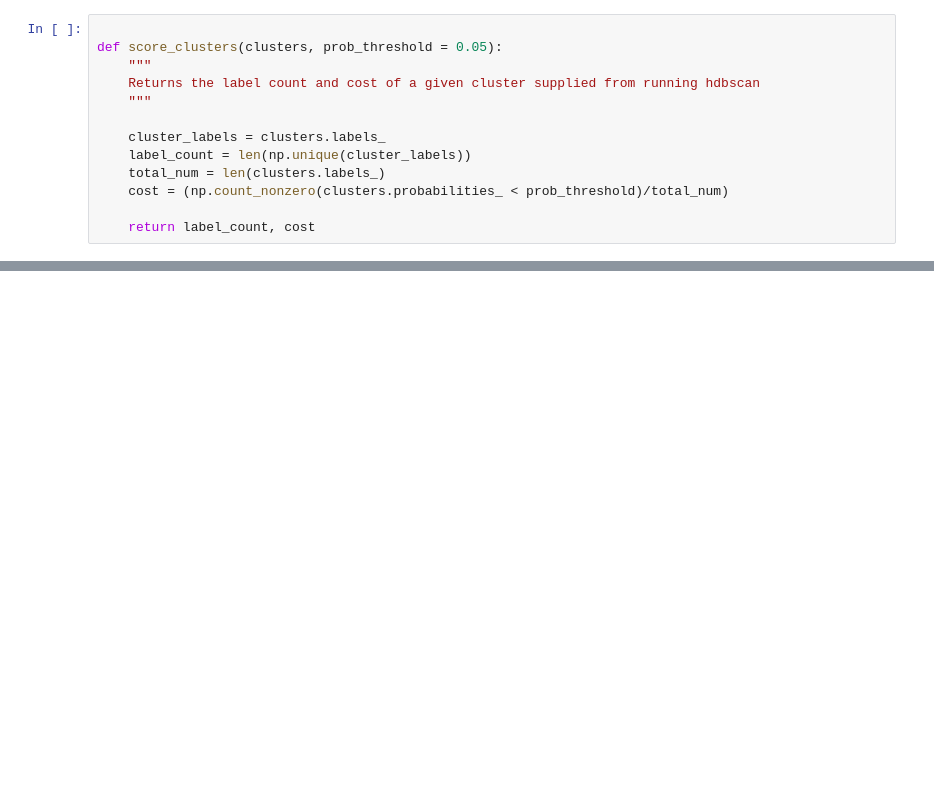
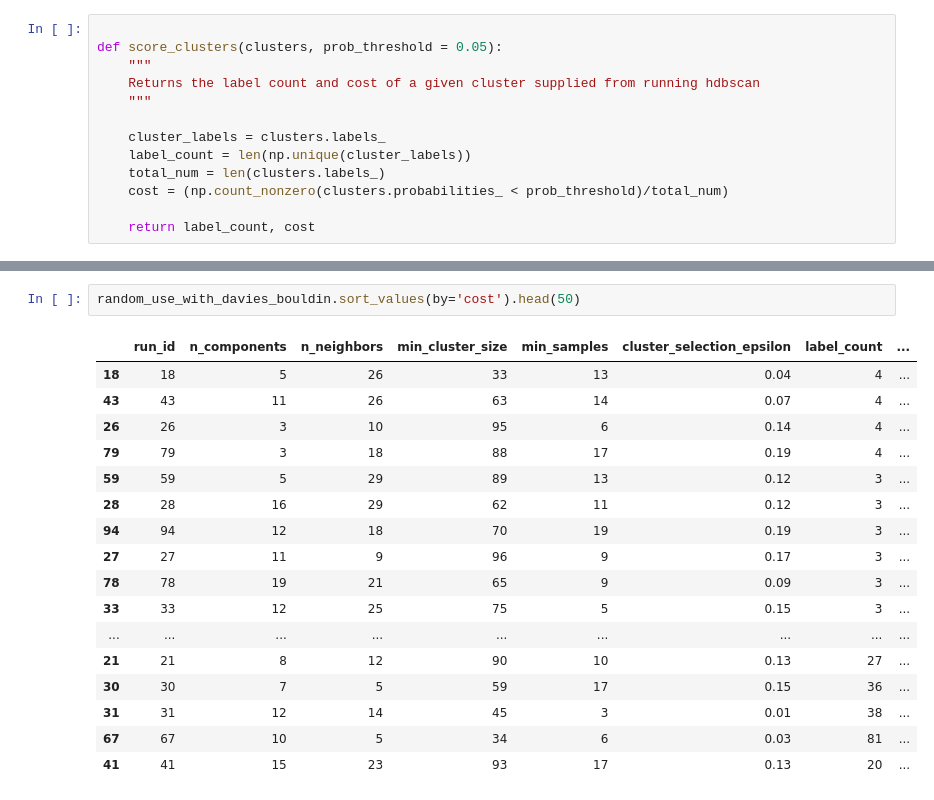
Before and after one commit to henrique-back/mpl_topics, a Jupyter notebook: bertopic/hyperparameter_tuning.ipynb, the cells around one changed output, grey strips where cells are left out. Saved outputs shown, nothing was run; the diff lists cells and outputs as text; blank space fills up the shorter version.

```diff
--- a/bertopic/hyperparameter_tuning.ipynb
+++ b/bertopic/hyperparameter_tuning.ipynb
@@ -119,0 +127,20 @@ random_use.head(25)
+# %%
+random_use_with_davies_bouldin.sort_values(by='cost').head(50)
+# %% [output]
+|  | run_id | n_components | n_neighbors | min_cluster_size | min_samples | cluster_selection_epsilon | label_count | ... |
+| 18 | 18 | 5 | 26 | 33 | 13 | 0.04 | 4 | ... |
+| 43 | 43 | 11 | 26 | 63 | 14 | 0.07 | 4 | ... |
+| 26 | 26 | 3 | 10 | 95 | 6 | 0.14 | 4 | ... |
+| 79 | 79 | 3 | 18 | 88 | 17 | 0.19 | 4 | ... |
+| 59 | 59 | 5 | 29 | 89 | 13 | 0.12 | 3 | ... |
+| 28 | 28 | 16 | 29 | 62 | 11 | 0.12 | 3 | ... |
+| 94 | 94 | 12 | 18 | 70 | 19 | 0.19 | 3 | ... |
+| 27 | 27 | 11 | 9 | 96 | 9 | 0.17 | 3 | ... |
+| 78 | 78 | 19 | 21 | 65 | 9 | 0.09 | 3 | ... |
+| 33 | 33 | 12 | 25 | 75 | 5 | 0.15 | 3 | ... |
+| ... | ... | ... | ... | ... | ... | ... | ... | ... |
+| 21 | 21 | 8 | 12 | 90 | 10 | 0.13 | 27 | ... |
+| 30 | 30 | 7 | 5 | 59 | 17 | 0.15 | 36 | ... |
+| 31 | 31 | 12 | 14 | 45 | 3 | 0.01 | 38 | ... |
+| 67 | 67 | 10 | 5 | 34 | 6 | 0.03 | 81 | ... |
+| 41 | 41 | 15 | 23 | 93 | 17 | 0.13 | 20 | ... |
```
Also changed, not shown: parts of 8 cells of this notebook, 17 other files.
